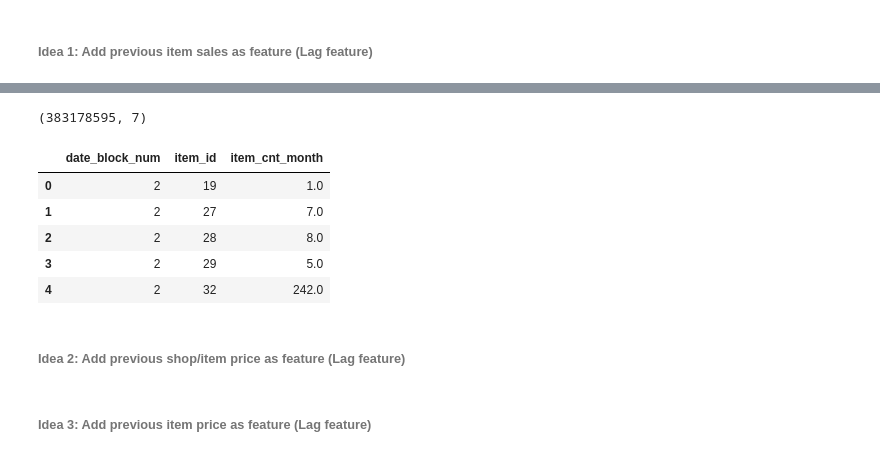
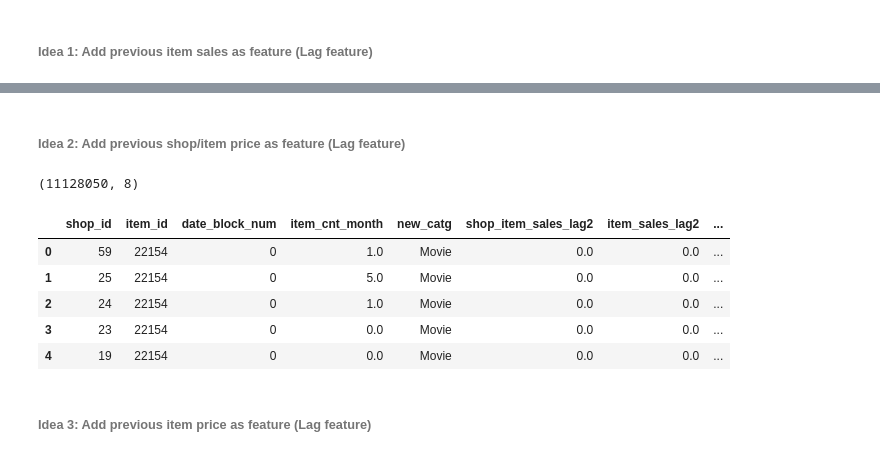
Before and after one commit to purnendu23/future-store-sales, a Jupyter notebook: workbook_alt.ipynb, the cells around one changed output, grey strips where cells are left out. Cells and saved outputs as stored; diff of their text form; code cells hidden in the pictures.

Commit message:
last sales month shop-item

```diff
--- a/workbook_alt.ipynb
+++ b/workbook_alt.ipynb
@@ -276,14 +278,14 @@ trainset.head()
 # %% [markdown]
 ###### Idea 0: Add previous shop/item sales as feature (Lag feature)
 # %%
-def add_lagged_shop_item_sales(train_test_set, lag):
+def lagged_shop_item_sales(train_test_set, lag):
     feature_name = "shop_item_sales_lag" + str(lag)
     train_test_set_c = train_test_set[['shop_id', 'item_id', 'date_block_num', 'item_cnt_month']].copy()
     train_test_set_c.date_block_num = train_test_set_c.date_block_num + lag
     train_test_set_c.rename(columns={'item_cnt_month': feature_name}, inplace=True)
     return train_test_set.merge(train_test_set_c, on=['item_id', 'shop_id', 'date_block_num'], how='left').fillna(0)
 
-train_test_set = add_lagged_shop_item_sales(train_test_set, 2)
+train_test_set = lagged_shop_item_sales(train_test_set, 2)
 train_test_set.head()
 # %% [output]
 |  | shop_id | item_id | date_block_num | item_cnt_month | new_catg | shop_item_sales_lag2 |
@@ -295,14 +297,14 @@ train_test_set.head()
 # %% [markdown]
 ###### Idea 1: Add previous item sales as feature (Lag feature)
 # %%
-def add_lagged_item_sales(train_test_set, lag):
+def lagged_item_sales(train_test_set, lag):
     feature_name = "item_sales_lag" + str(lag)
 
-    train_test_set_c = train_test_set[['item_id', 'date_block_num', 'item_cnt_month']].copy()
-    train_test_set_c.groupby(['date_block_num', 'item_id']).agg({'item_cnt_month':'sum'}).reset_index()
+    train_test_set_c = train_test_set.groupby(['date_block_num', 'item_id']).agg({'item_cnt_month':'sum'}).reset_index()
+    train_test_set_c.rename(columns={'item_cnt_month': feature_name}, inplace=True)
     train_test_set_c.date_block_num = train_test_set_c.date_block_num + lag
-    train_test_set_c.rename(columns={'item_cnt_month': feature_name}, inplace=True)
     return train_test_set.merge(train_test_set_c, on=['item_id', 'date_block_num'], how='left').fillna(0)
 
-train_test_set = add_lagged_item_sales(train_test_set, 2)
+train_test_set = lagged_item_sales(train_test_set, 2)
+print(train_test_set.shape)
 train_test_set.head()
@@ -309,20 +319,23 @@ train_test_set.head()
-# %%
-train_test_set
-# %% [output]
-(383178595, 7)
-# %%
-train_test_set_c = train_test_set[['item_id', 'date_block_num', 'item_cnt_month']].copy()
-train_test_set_c = train_test_set_c.groupby(['date_block_num', 'item_id' ]).agg({'item_cnt_month':'sum'}).reset_index()
-train_test_set_c.date_block_num = train_test_set_c.date_block_num + lag
-train_test_set_c.head()
-# %% [output]
-|  | date_block_num | item_id | item_cnt_month |
-| 0 | 2 | 19 | 1.0 |
-| 1 | 2 | 27 | 7.0 |
-| 2 | 2 | 28 | 8.0 |
-| 3 | 2 | 29 | 5.0 |
-| 4 | 2 | 32 | 242.0 |
 # %% [markdown]
 ###### Idea 2: Add previous shop/item price as feature (Lag feature)
+# %%
+def lagged_shop_item_price(train_test_set, lag):
+    feature_name = "shop_item_price_lag" + str(lag)
+    train_test_set_c = trainset.groupby(['date_block_num', 'item_id', 'shop_id']).agg({'avg_item_price':'sum'}).reset_index()
+    train_test_set_c.rename(columns={'avg_item_price': feature_name}, inplace=True)
+    train_test_set_c.date_block_num = train_test_set_c.date_block_num + lag
+    return train_test_set.merge(train_test_set_c, on=['shop_id', 'item_id', 'date_block_num'], how='left').fillna(0)
+
+train_test_set = lagged_shop_item_price(train_test_set,2)
+print(train_test_set.shape)
+train_test_set.head()
+# %% [output]
+(11128050, 8)
+|  | shop_id | item_id | date_block_num | item_cnt_month | new_catg | shop_item_sales_lag2 | item_sales_lag2 | ... |
+| 0 | 59 | 22154 | 0 | 1.0 | Movie | 0.0 | 0.0 | ... |
+| 1 | 25 | 22154 | 0 | 5.0 | Movie | 0.0 | 0.0 | ... |
+| 2 | 24 | 22154 | 0 | 1.0 | Movie | 0.0 | 0.0 | ... |
+| 3 | 23 | 22154 | 0 | 0.0 | Movie | 0.0 | 0.0 | ... |
+| 4 | 19 | 22154 | 0 | 0.0 | Movie | 0.0 | 0.0 | ... |
 # %% [markdown]
 ###### Idea 3: Add previous item price as feature (Lag feature)
```
Also changed, not shown: parts of 10 cells of this notebook.
